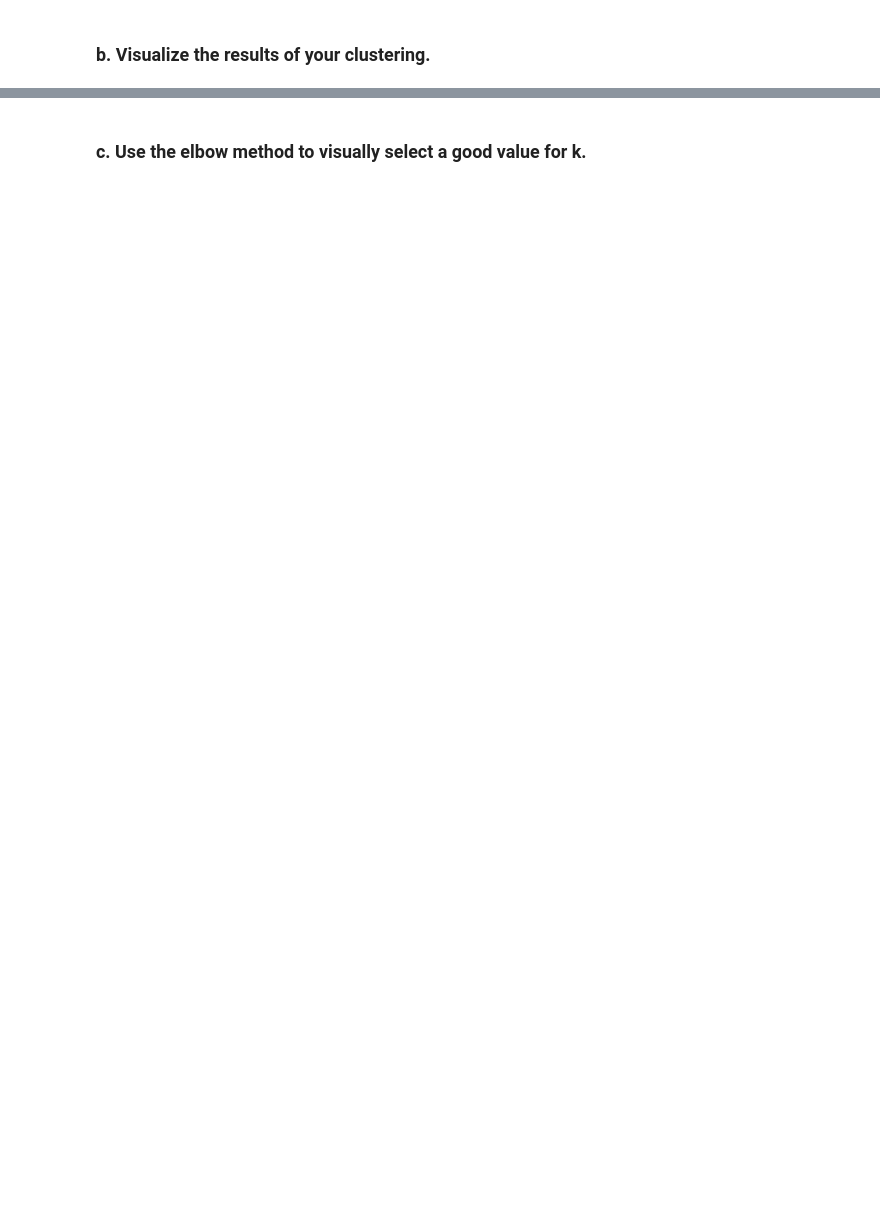
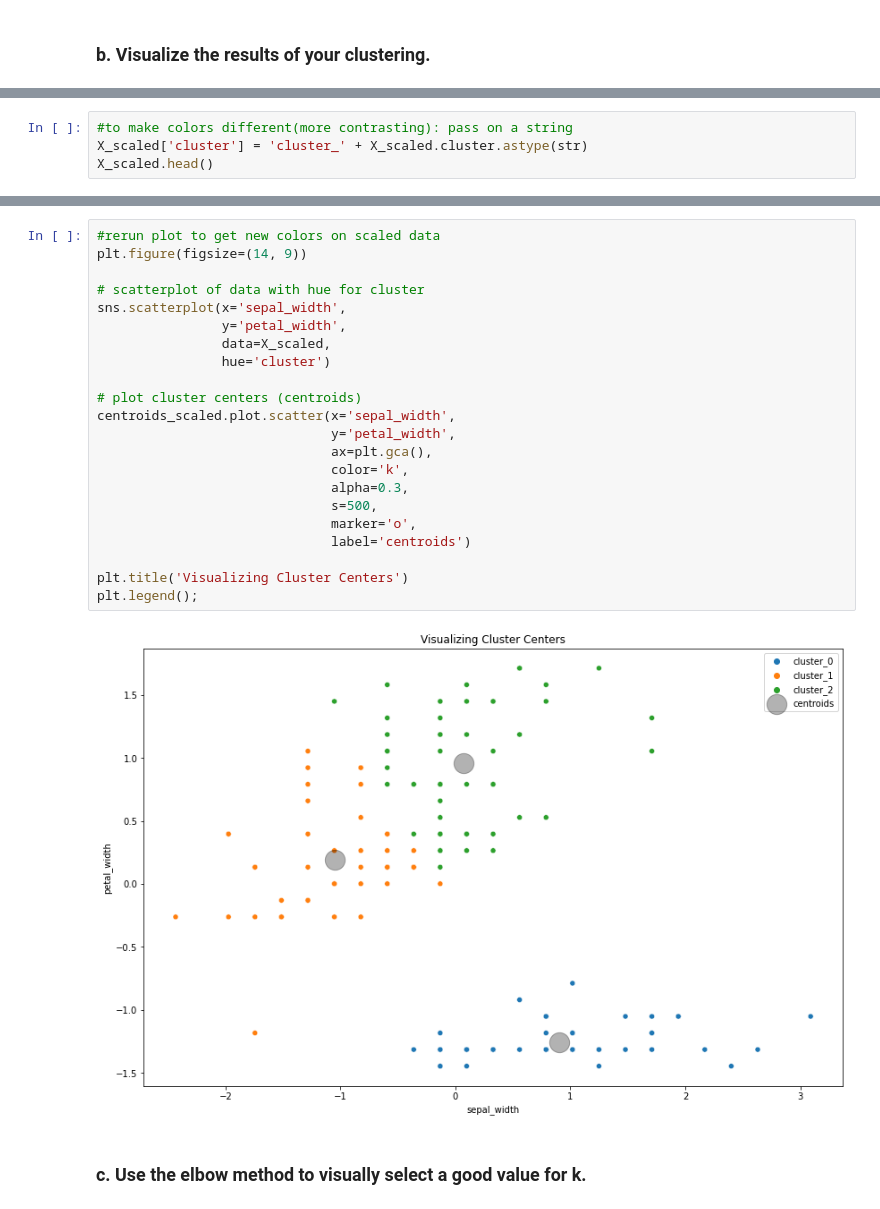
Before and after one commit to aliciag92/clustering-exercises, a Jupyter notebook: modeling.ipynb, the cells around one changed output, grey strips where cells are left out. Drawn from its saved outputs; the diff is of its cells as text; blank space fills up the shorter version.

```diff
--- a/modeling.ipynb
+++ b/modeling.ipynb
@@ -8,0 +158,4 @@ Using this lesson as a guide, perform clustering on the iris dataset.
+# %%
+#to make colors different(more contrasting): pass on a string
+X_scaled['cluster'] = 'cluster_' + X_scaled.cluster.astype(str)
+X_scaled.head()
@@ -9,2 +169,26 @@ Using this lesson as a guide, perform clustering on the iris dataset.
+# %%
+#rerun plot to get new colors on scaled data
+plt.figure(figsize=(14, 9))
+
+# scatterplot of data with hue for cluster
+sns.scatterplot(x='sepal_width',
+                y='petal_width',
+                data=X_scaled,
+                hue='cluster')
+
+# plot cluster centers (centroids)
+centroids_scaled.plot.scatter(x='sepal_width',
+                              y='petal_width',
+                              ax=plt.gca(),
+                              color='k',
+                              alpha=0.3,
+                              s=500,
+                              marker='o',
+                              label='centroids')
+
+plt.title('Visualizing Cluster Centers')
+plt.legend();
+# %% [output]
+[figure, added]
 # %% [markdown]
 ### c. Use the elbow method to visually select a good value for k.
```
Also changed, not shown: parts of 47 cells of this notebook.
